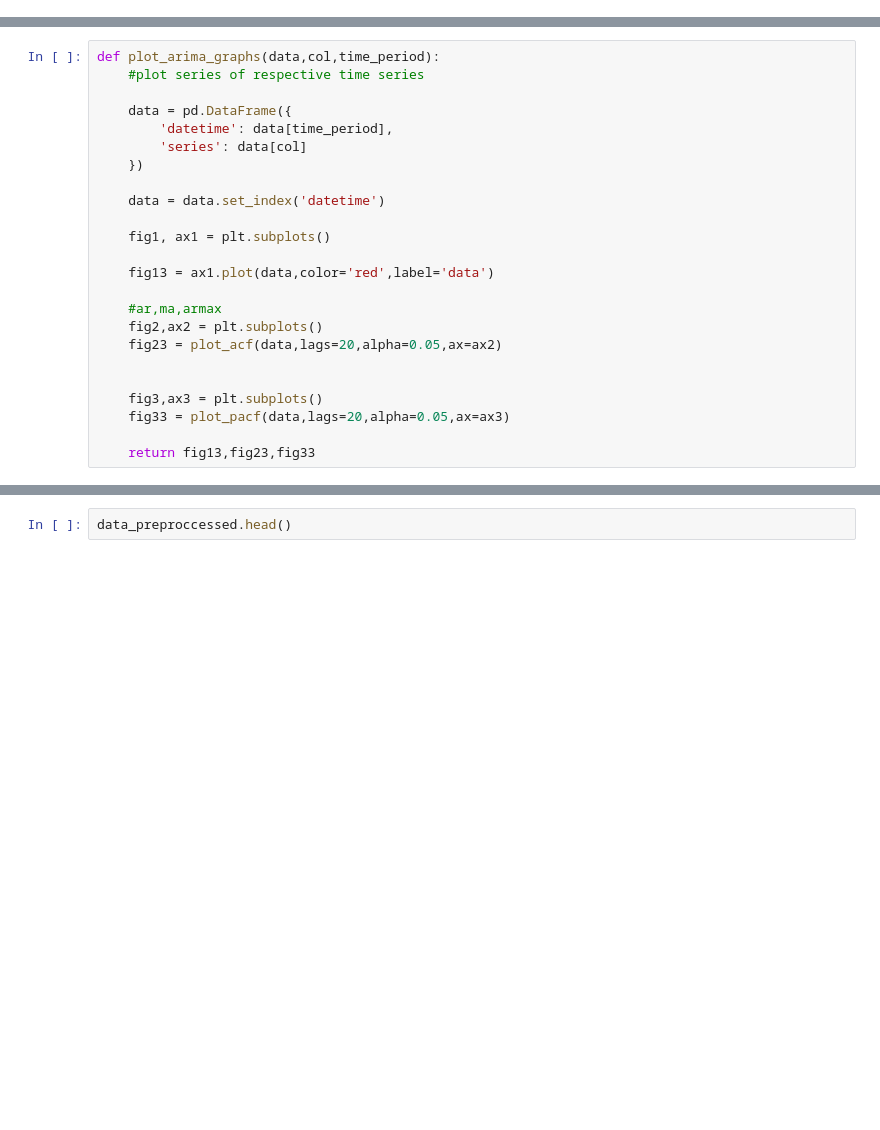
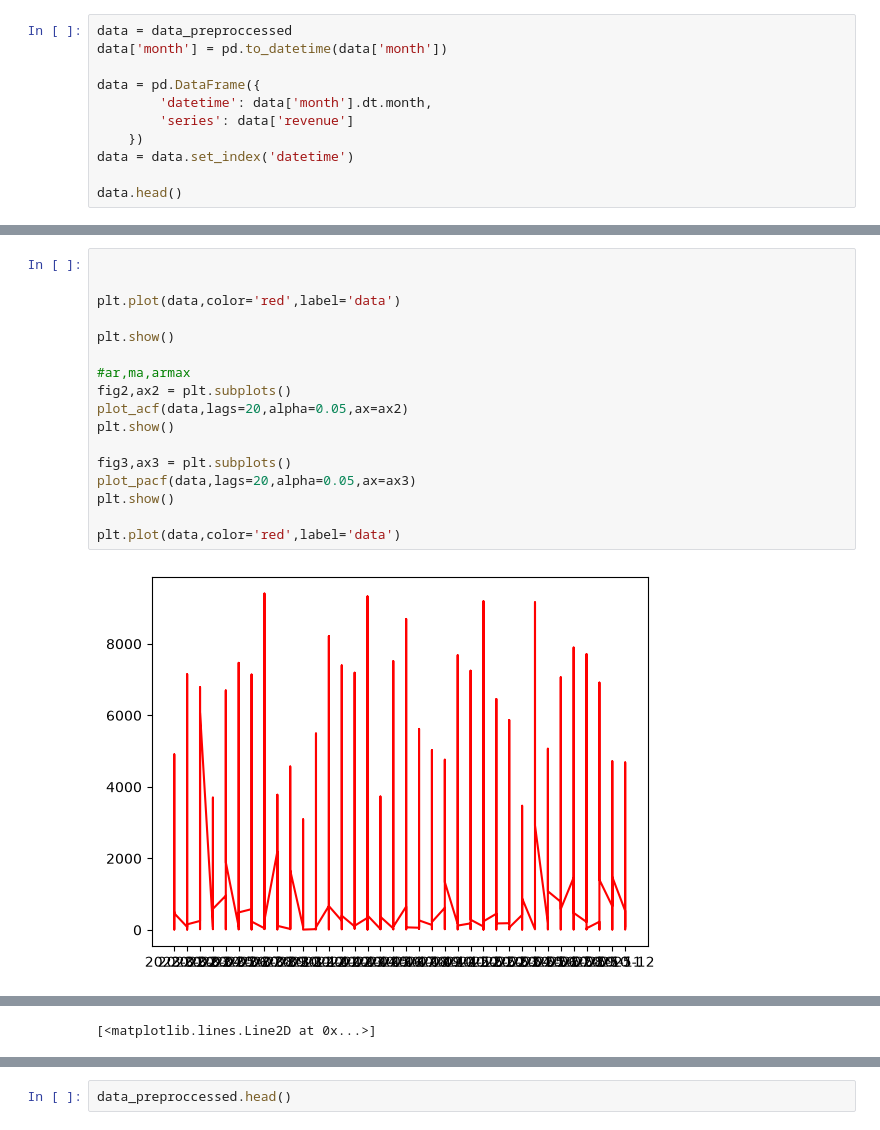
Before and after one commit to roossqg/Sales-Intelligence, a Jupyter notebook: test_data2.ipynb, the cells around one changed output, grey strips where cells are left out. Cells and saved outputs as stored; diff of their text form; blank space fills up the shorter version.

```diff
--- a/test_data2.ipynb
+++ b/test_data2.ipynb
@@ -37,0 +21,11 @@ data_preproccessed = load_data(data_preproccessed)
+# %%
+data = data_preproccessed
+data['month'] = pd.to_datetime(data['month'])
+
+data = pd.DataFrame({
+        'datetime': data['month'].dt.month,
+        'series': data['revenue']
+    })
+data = data.set_index('datetime')
+
+data.head()
@@ -38,24 +40,19 @@ data_preproccessed = load_data(data_preproccessed)
 # %%
-def plot_arima_graphs(data,col,time_period):
-    #plot series of respective time series
-
-    data = pd.DataFrame({
-        'datetime': data[time_period],
-        'series': data[col]
-    })
-
-    data = data.set_index('datetime')
-
-    fig1, ax1 = plt.subplots()
-
-    fig13 = ax1.plot(data,color='red',label='data')
-
-    #ar,ma,armax
-    fig2,ax2 = plt.subplots()
-    fig23 = plot_acf(data,lags=20,alpha=0.05,ax=ax2)
 
 
-    fig3,ax3 = plt.subplots()
-    fig33 = plot_pacf(data,lags=20,alpha=0.05,ax=ax3)
+plt.plot(data,color='red',label='data')
 
-    return fig13,fig23,fig33
+plt.show()
+
+#ar,ma,armax
+fig2,ax2 = plt.subplots()
+plot_acf(data,lags=20,alpha=0.05,ax=ax2)
+plt.show()
+
+fig3,ax3 = plt.subplots()
+plot_pacf(data,lags=20,alpha=0.05,ax=ax3)
+plt.show()
+
+plt.plot(data,color='red',label='data')
+# %% [output]
+[figure, added]
@@ -61,0 +61 @@ def plot_arima_graphs(data,col,time_period):
+[<matplotlib.lines.Line2D at 0x...>]
```
Also changed, not shown: parts of 3 cells of this notebook, 3 other files.
